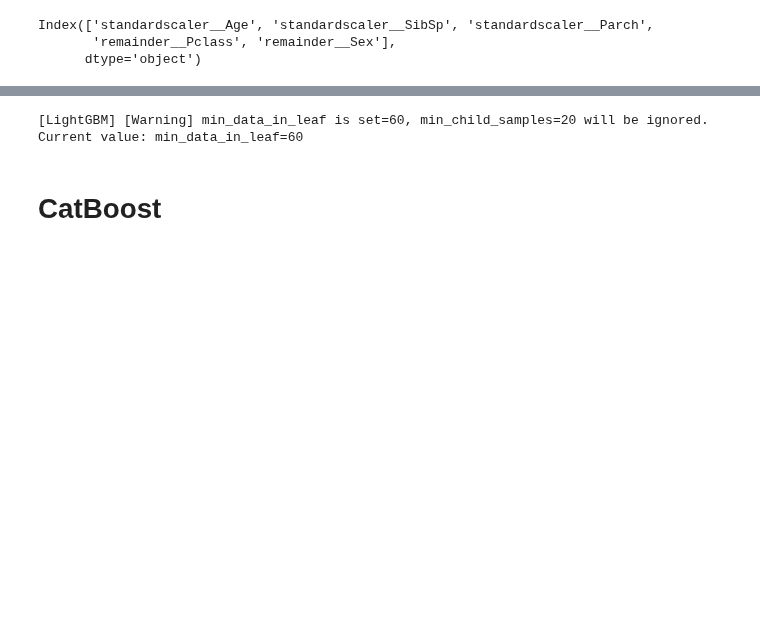
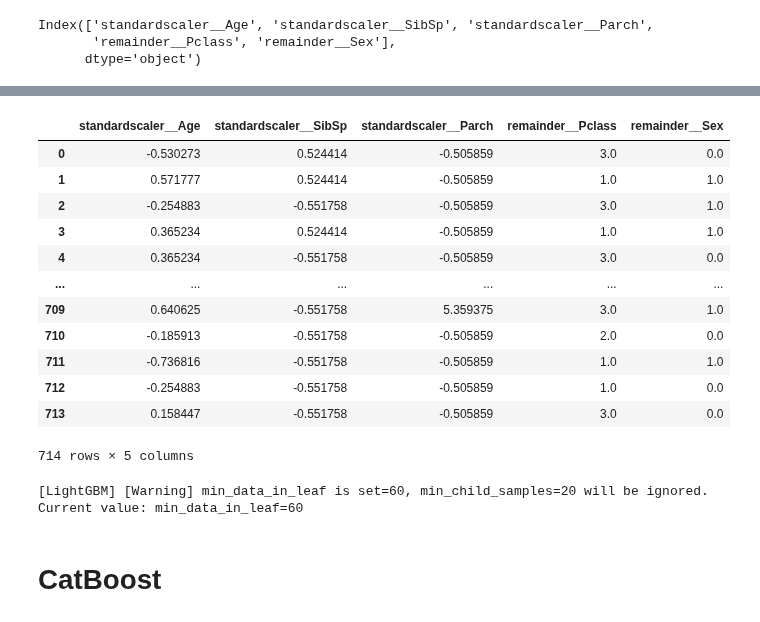
Before and after one commit to varrek/prjct_ml, a Jupyter notebook: hw8_boosting.ipynb, the cells around one changed output, grey strips where cells are left out. Drawn from its saved outputs; the diff is of its cells as text; code cells hidden in the pictures; blank space fills up the shorter version.

```diff
--- a/hw8_boosting.ipynb
+++ b/hw8_boosting.ipynb
@@ -598,3 +626,19 @@ Validation auc: 0.8775, std: 0.0125
+# %%
+X
+# %% [output]
+|  | standardscaler__Age | standardscaler__SibSp | standardscaler__Parch | remainder__Pclass | remainder__Sex |
+| 0 | -0.530273 | 0.524414 | -0.505859 | 3.0 | 0.0 |
+| 1 | 0.571777 | 0.524414 | -0.505859 | 1.0 | 1.0 |
+| 2 | -0.254883 | -0.551758 | -0.505859 | 3.0 | 1.0 |
+| 3 | 0.365234 | 0.524414 | -0.505859 | 1.0 | 1.0 |
+| 4 | 0.365234 | -0.551758 | -0.505859 | 3.0 | 0.0 |
+| ... | ... | ... | ... | ... | ... |
+| 709 | 0.640625 | -0.551758 | 5.359375 | 3.0 | 1.0 |
+| 710 | -0.185913 | -0.551758 | -0.505859 | 2.0 | 0.0 |
+| 711 | -0.736816 | -0.551758 | -0.505859 | 1.0 | 1.0 |
+| 712 | -0.254883 | -0.551758 | -0.505859 | 1.0 | 0.0 |
+| 713 | 0.158447 | -0.551758 | -0.505859 | 3.0 | 0.0 |
+714 rows × 5 columns
 # %%
 lgbc = lgb.LGBMClassifier( max_depth = 3,
                            num_leaves = 3,
```
Also changed, not shown: parts of 19 cells of this notebook.
